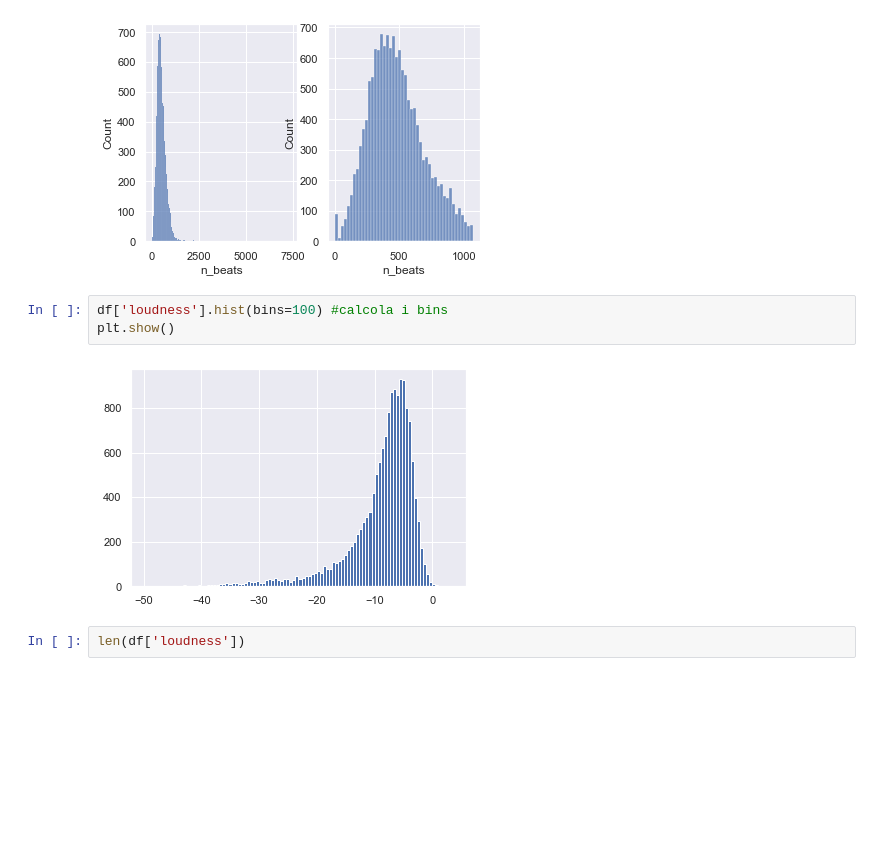
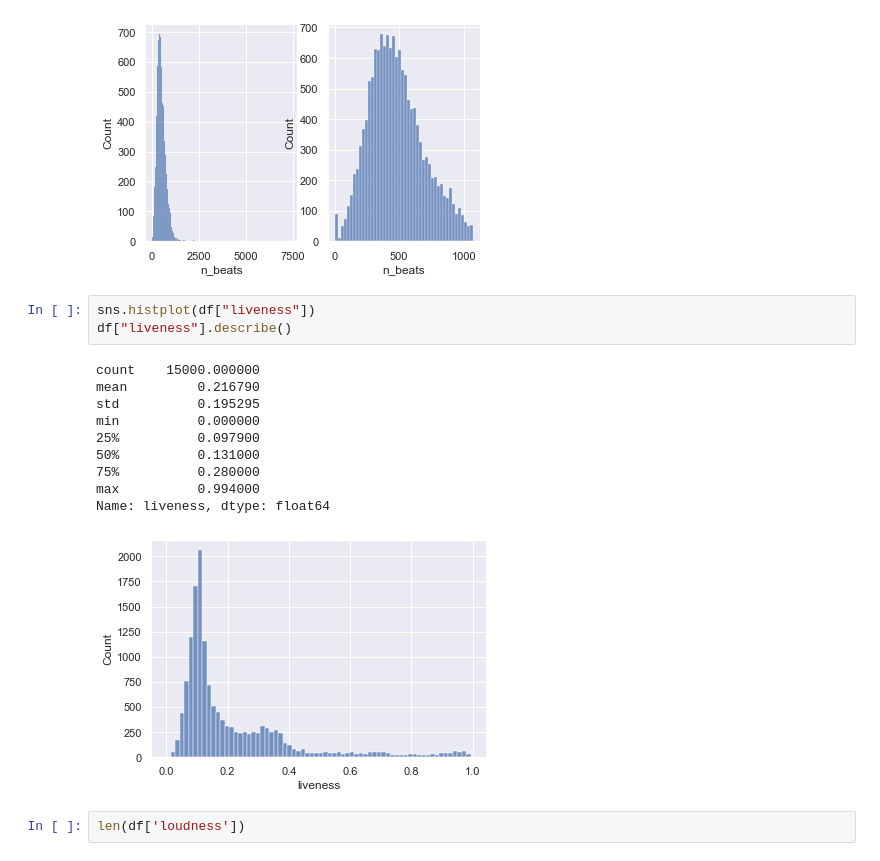
Before and after one commit to Bakko000/Data-Mining, a Jupyter notebook: dataset (missing + split)/Data understanding.ipynb, the cells around one changed output. Cells and saved outputs as stored; diff of their text form; blank space fills up the shorter version.

```diff
--- a/dataset (missing + split)/Data understanding.ipynb
+++ b/dataset (missing + split)/Data understanding.ipynb
@@ -549,10 +549,19 @@ Normalizzo
 <Axes: xlabel='n_beats', ylabel='Count'>
 [figure]
 # %%
-df['loudness'].hist(bins=100) #calcola i bins
-plt.show()
+sns.histplot(df["liveness"])
+df["liveness"].describe()
 # %% [output]
+count    15000.000000
+mean         0.216790
+std          0.195295
+min          0.000000
+25%          0.097900
+50%          0.131000
+75%          0.280000
+max          0.994000
+Name: liveness, dtype: float64
-[figure, old version]
+[figure, new version]
 # %%
 len(df['loudness'])
 # %% [output]
```
Also changed, not shown: parts of 1 cell of this notebook, 1 other file.
